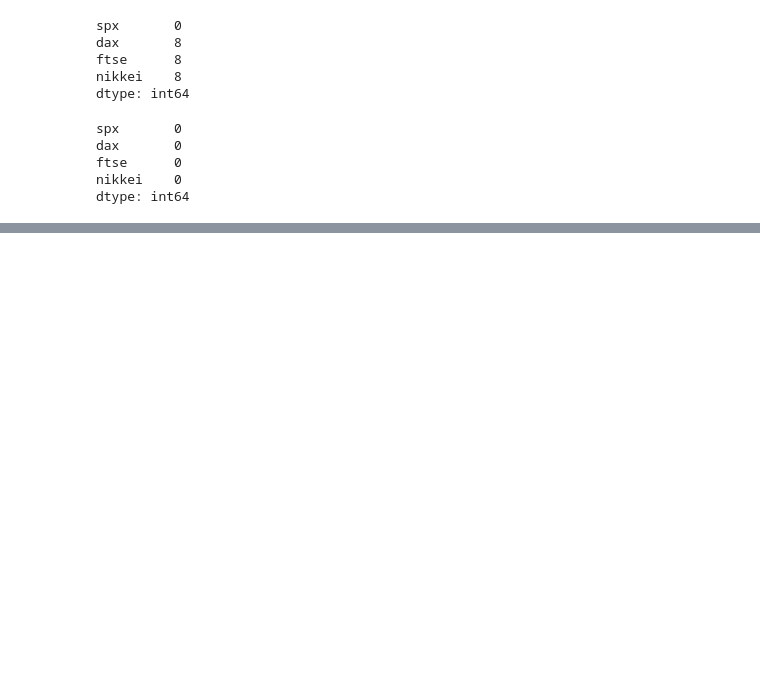
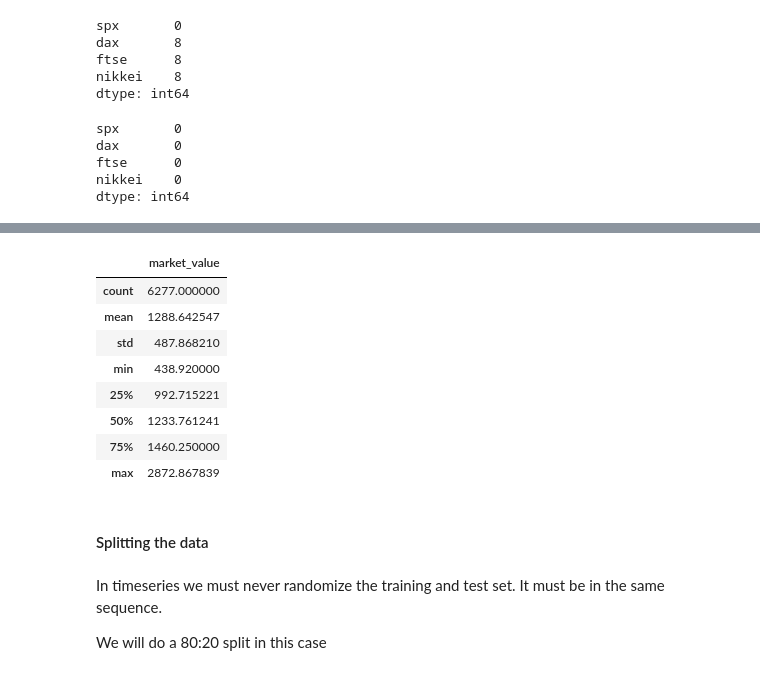
Before and after one commit to ajmal017/Time-Series-Modeling, a Jupyter notebook: 2_Creating_a_Time_Series_object.ipynb, the cells around one changed output, grey strips where cells are left out. Drawn from its saved outputs; the diff is of its cells as text; code cells hidden in the pictures; blank space fills up the shorter version.

```diff
--- a/2_Creating_a_Time_Series_object.ipynb
+++ b/2_Creating_a_Time_Series_object.ipynb
@@ -259,0 +278,18 @@ dtype: int64
+# %%
+df.describe()
+# %% [output]
+|  | market_value |
+| count | 6277.000000 |
+| mean | 1288.642547 |
+| std | 487.868210 |
+| min | 438.920000 |
+| 25% | 992.715221 |
+| 50% | 1233.761241 |
+| 75% | 1460.250000 |
+| max | 2872.867839 |
+# %% [markdown]
+#### Splitting the data
+# %% [markdown]
+In timeseries we must never randomize the training and test set. It must be in the same sequence.
+
+We will do a 80:20 split in this case
```
Also changed, not shown: parts of 9 cells of this notebook.
